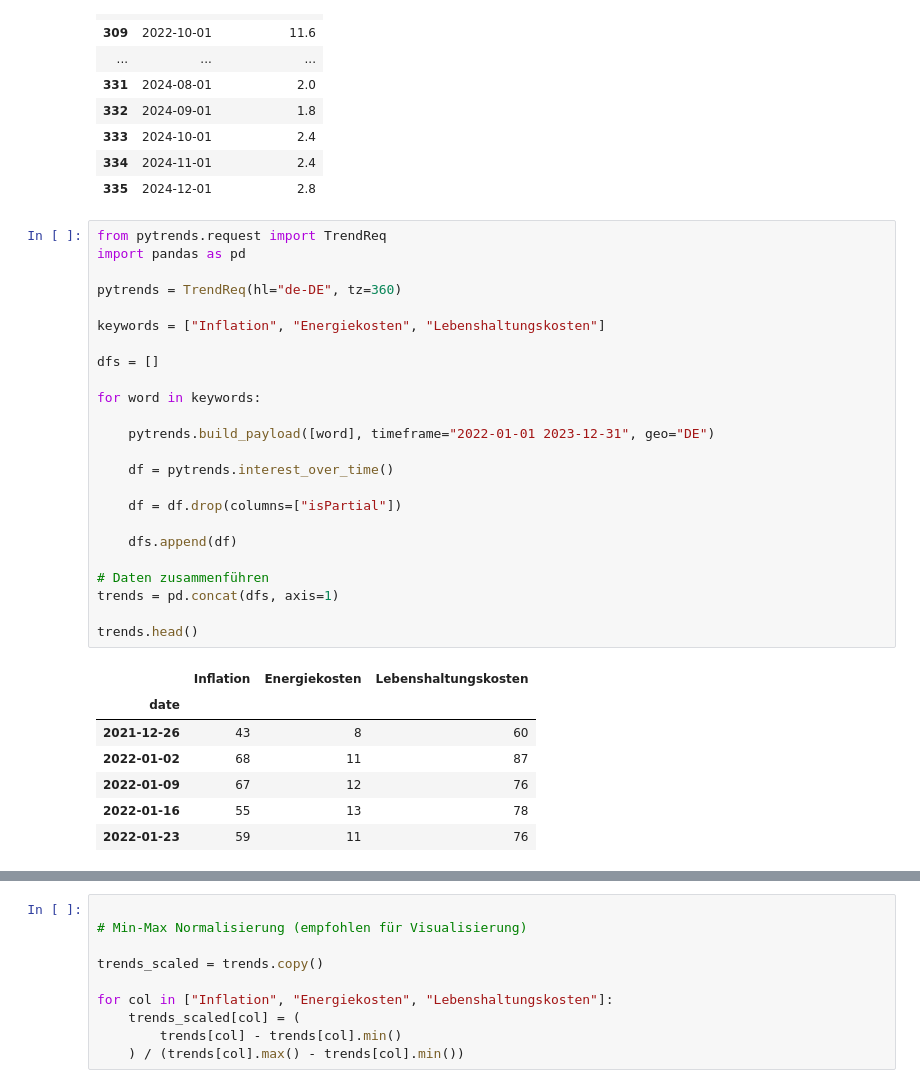
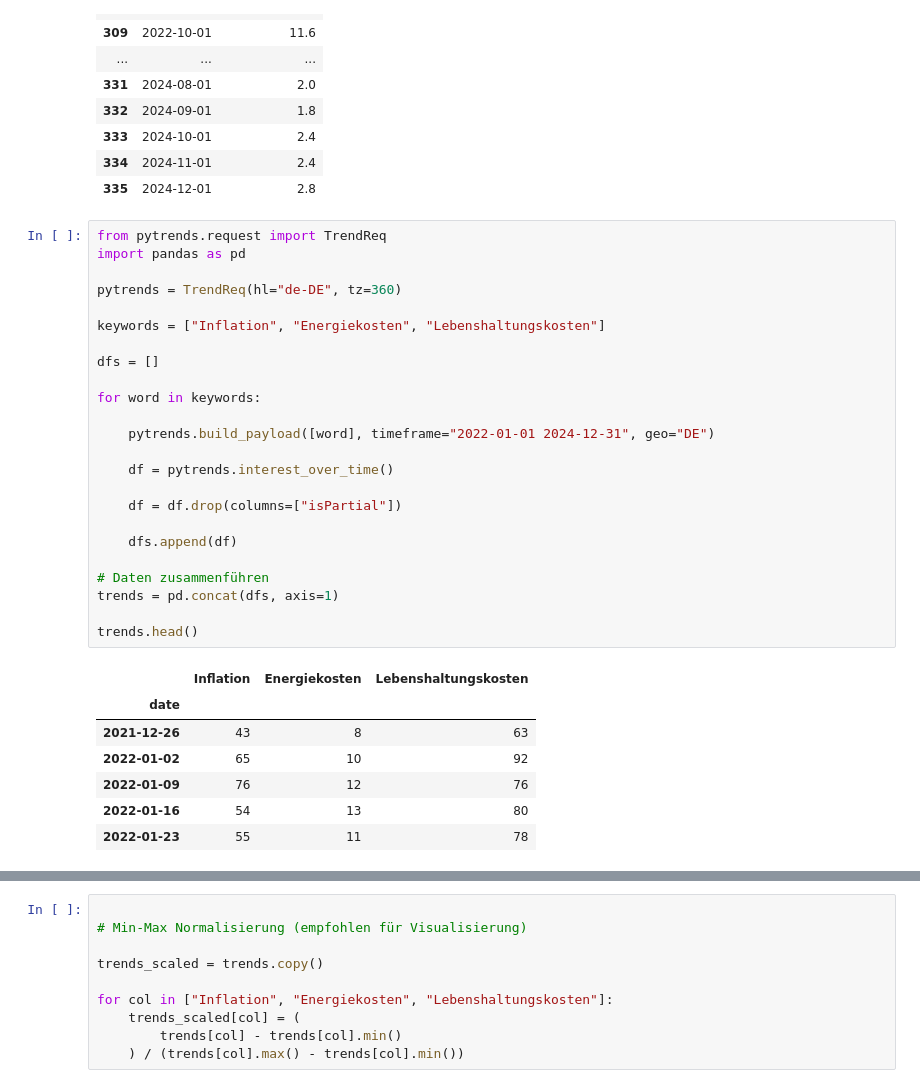
Before and after one commit to ds-project-18/DS-Project, a Jupyter notebook: notebooks/data_pipeline.ipynb, the cells around one changed output, grey strips where cells are left out. Saved outputs shown, nothing was run; the diff lists cells and outputs as text.

```diff
--- a/notebooks/data_pipeline.ipynb
+++ b/notebooks/data_pipeline.ipynb
@@ -66,35 +66,35 @@ df_2024_2025
 # %%
 from pytrends.request import TrendReq
 import pandas as pd
 
 pytrends = TrendReq(hl="de-DE", tz=360)
 
 keywords = ["Inflation", "Energiekosten", "Lebenshaltungskosten"]
 
 dfs = []
 
 for word in keywords:
 
-    pytrends.build_payload([word], timeframe="2022-01-01 2023-12-31", geo="DE")
+    pytrends.build_payload([word], timeframe="2022-01-01 2024-12-31", geo="DE")
 
     df = pytrends.interest_over_time()
 
     df = df.drop(columns=["isPartial"])
 
     dfs.append(df)
 
 # Daten zusammenführen
 trends = pd.concat(dfs, axis=1)
 
 trends.head()
 # %% [output]
 |  | Inflation | Energiekosten | Lebenshaltungskosten |
 | date |  |  |  |
-| 2021-12-26 | 43 | 8 | 60 |
-| 2022-01-02 | 68 | 11 | 87 |
-| 2022-01-09 | 67 | 12 | 76 |
-| 2022-01-16 | 55 | 13 | 78 |
-| 2022-01-23 | 59 | 11 | 76 |
+| 2021-12-26 | 43 | 8 | 63 |
+| 2022-01-02 | 65 | 10 | 92 |
+| 2022-01-09 | 76 | 12 | 76 |
+| 2022-01-16 | 54 | 13 | 80 |
+| 2022-01-23 | 55 | 11 | 78 |
 # %%
 trends = trends.reset_index()
 trends.columns
```
Also changed, not shown: parts of 6 cells of this notebook, 11 other files.
